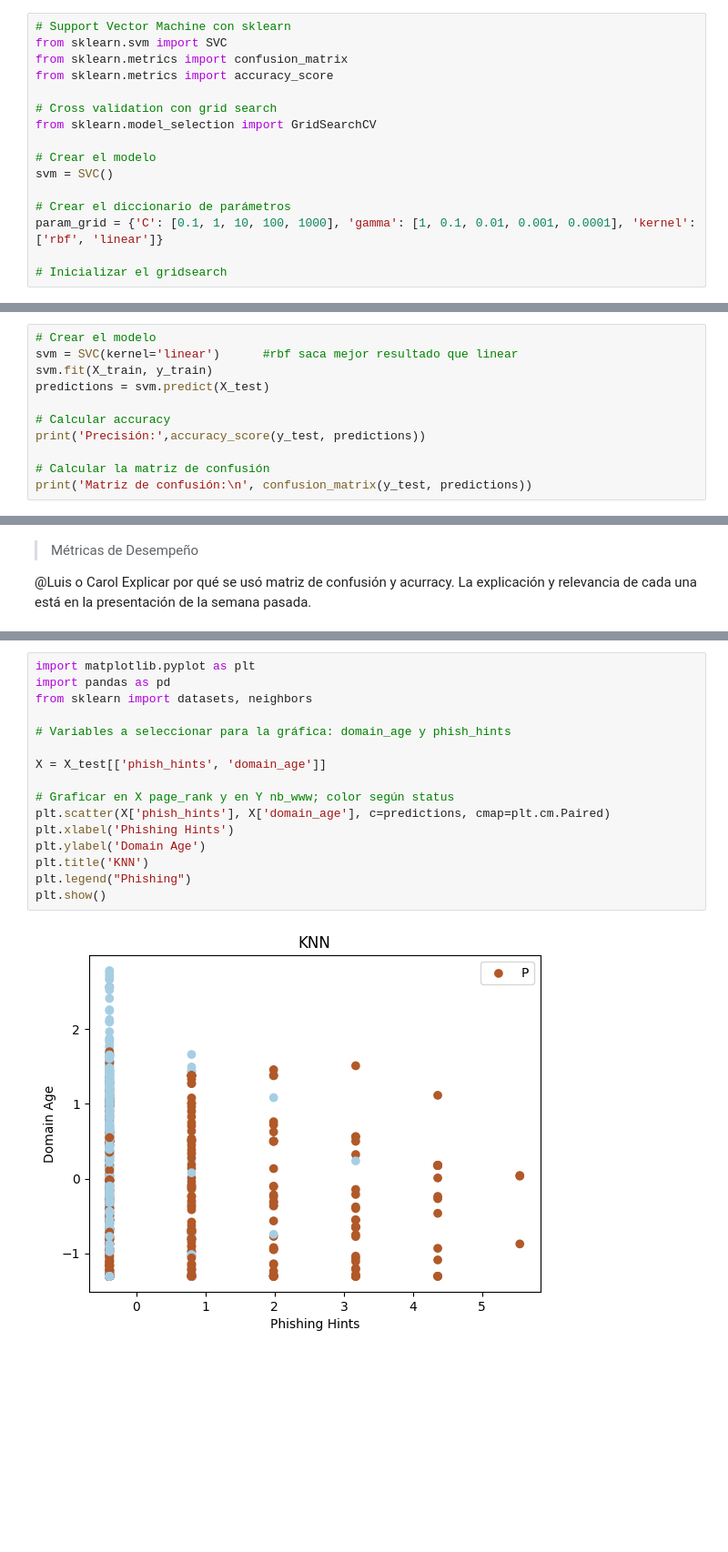
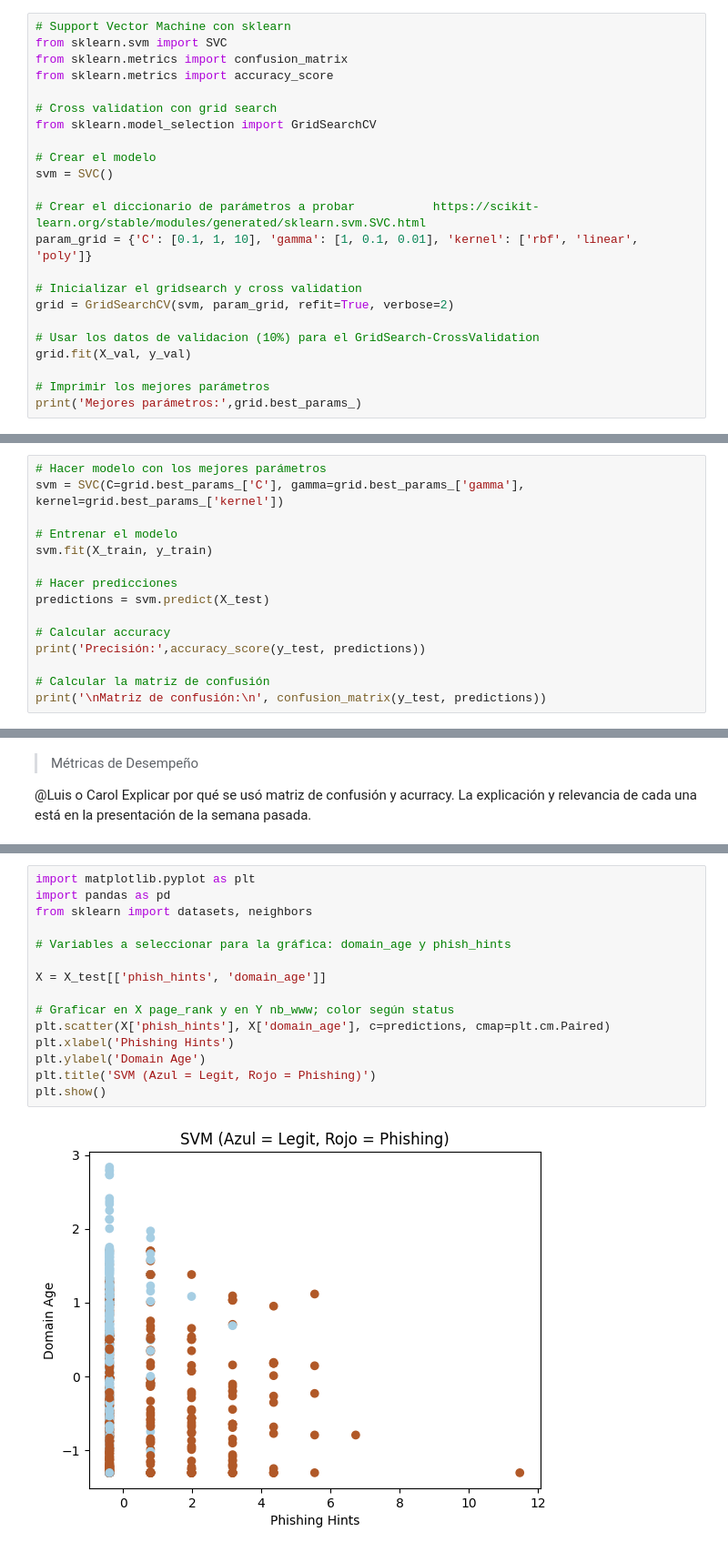
Before and after one commit to stefanoaragoni/IA_Lab5, a Jupyter notebook: lab5.ipynb, the cells around one changed output, grey strips where cells are left out. Shown at 91% size. Cells and saved outputs as stored; diff of their text form; blank space fills up the shorter version.

```diff
--- a/lab5.ipynb
+++ b/lab5.ipynb
@@ -364,7 +365,14 @@ from sklearn.model_selection import GridSearchCV
 # Crear el modelo
 svm = SVC()
 
-# Crear el diccionario de parámetros
-param_grid = {'C': [0.1, 1, 10, 100, 1000], 'gamma': [1, 0.1, 0.01, 0.001, 0.0001], 'kernel': ['rbf', 'linear']}
+# Crear el diccionario de parámetros a probar           https://scikit-learn.org/stable/modules/generated/sklearn.svm.SVC.html
+param_grid = {'C': [0.1, 1, 10], 'gamma': [1, 0.1, 0.01], 'kernel': ['rbf', 'linear', 'poly']}
 
-# Inicializar el gridsearch
+# Inicializar el gridsearch y cross validation
+grid = GridSearchCV(svm, param_grid, refit=True, verbose=2)
+
+# Usar los datos de validacion (10%) para el GridSearch-CrossValidation
+grid.fit(X_val, y_val)
+
+# Imprimir los mejores parámetros
+print('Mejores parámetros:',grid.best_params_)
@@ -371,12 +399,16 @@ param_grid = {'C': [0.1, 1, 10, 100, 1000], 'gamma': [1, 0.1, 0.01, 0.001, 0.000
 # %%
-# Crear el modelo
-svm = SVC(kernel='linear')      #rbf saca mejor resultado que linear
+# Hacer modelo con los mejores parámetros
+svm = SVC(C=grid.best_params_['C'], gamma=grid.best_params_['gamma'], kernel=grid.best_params_['kernel'])
+
+# Entrenar el modelo
 svm.fit(X_train, y_train)
+
+# Hacer predicciones
 predictions = svm.predict(X_test)
 
 # Calcular accuracy
 print('Precisión:',accuracy_score(y_test, predictions))
 
 # Calcular la matriz de confusión
-print('Matriz de confusión:\n', confusion_matrix(y_test, predictions))
+print('\nMatriz de confusión:\n', confusion_matrix(y_test, predictions))
 # %% [output]
@@ -392,18 +427,17 @@ Explicar por qué se usó matriz de confusión y acurracy. La explicación y rel
 # %%
 import matplotlib.pyplot as plt
 import pandas as pd
 from sklearn import datasets, neighbors
 
 # Variables a seleccionar para la gráfica: domain_age y phish_hints
 
 X = X_test[['phish_hints', 'domain_age']]
 
 # Graficar en X page_rank y en Y nb_www; color según status
 plt.scatter(X['phish_hints'], X['domain_age'], c=predictions, cmap=plt.cm.Paired)
 plt.xlabel('Phishing Hints')
 plt.ylabel('Domain Age')
-plt.title('KNN')
-plt.legend("Phishing")
+plt.title('SVM (Azul = Legit, Rojo = Phishing)')
 plt.show()
 # %% [output]
-[figure, old version]
+[figure, new version]
```
Also changed, not shown: parts of 10 cells of this notebook.
